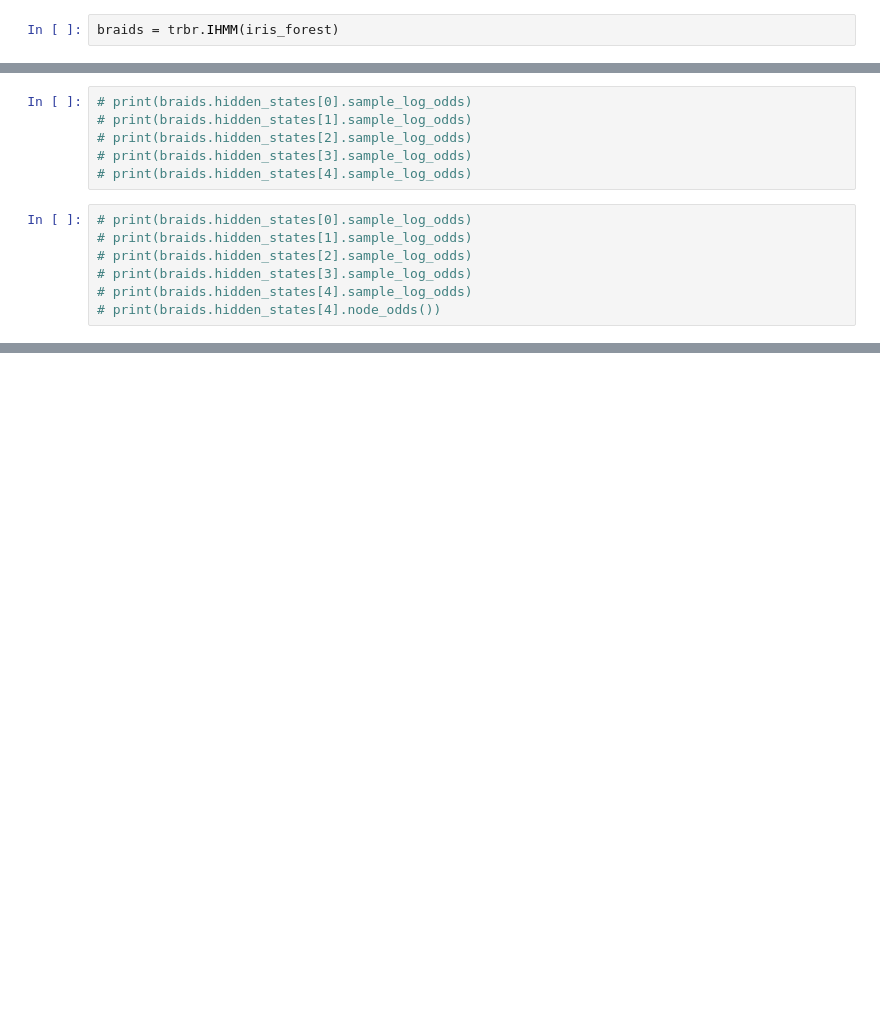
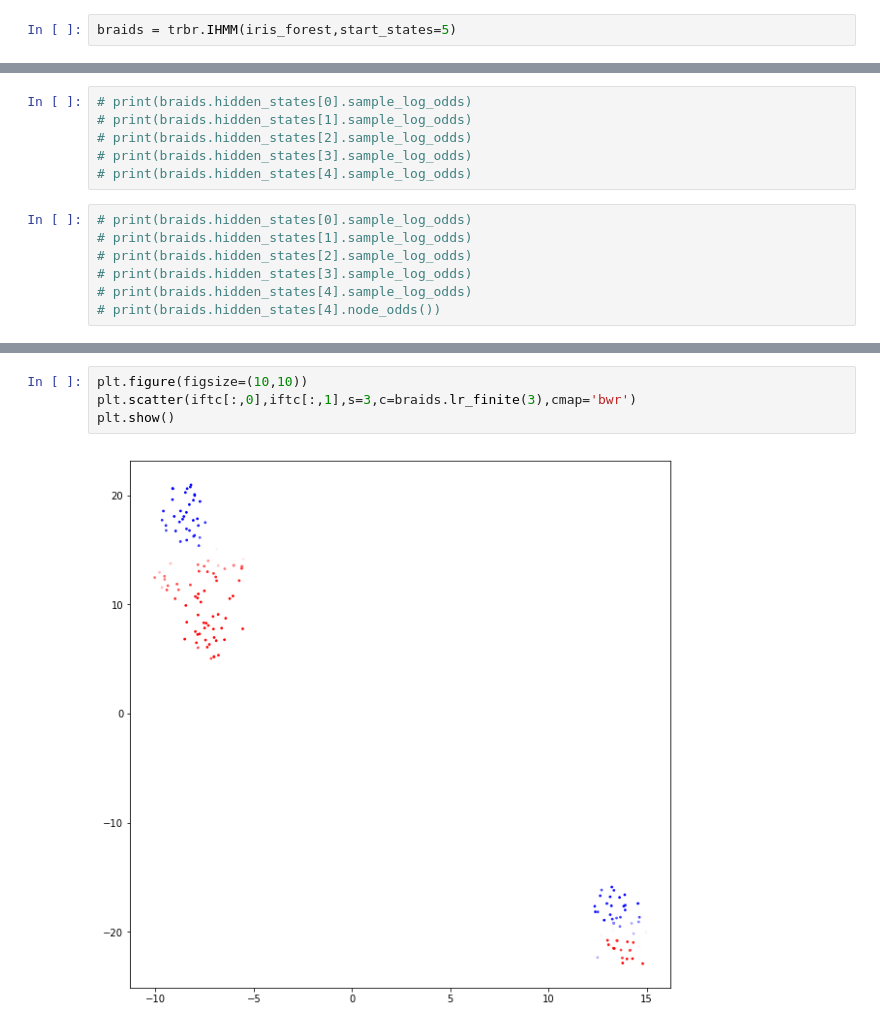
Before and after one commit to bbrener1/rusty_lumberjack, a Jupyter notebook: src/testing.ipynb, the cells around one changed output, grey strips where cells are left out. Cells and saved outputs as stored; diff of their text form; blank space fills up the shorter version.

```diff
--- a/src/testing.ipynb
+++ b/src/testing.ipynb
@@ -111,2 +113,2 @@ plt.show()
 # %%
-braids = trbr.IHMM(iris_forest)
+braids = trbr.IHMM(iris_forest,start_states=5)
@@ -187,0 +213,6 @@ ValueError: p is nan
+# %%
+plt.figure(figsize=(10,10))
+plt.scatter(iftc[:,0],iftc[:,1],s=3,c=braids.lr_finite(3),cmap='bwr')
+plt.show()
+# %% [output]
+[figure, added]
```
Also changed, not shown: parts of 13 cells of this notebook, 3 other files.
